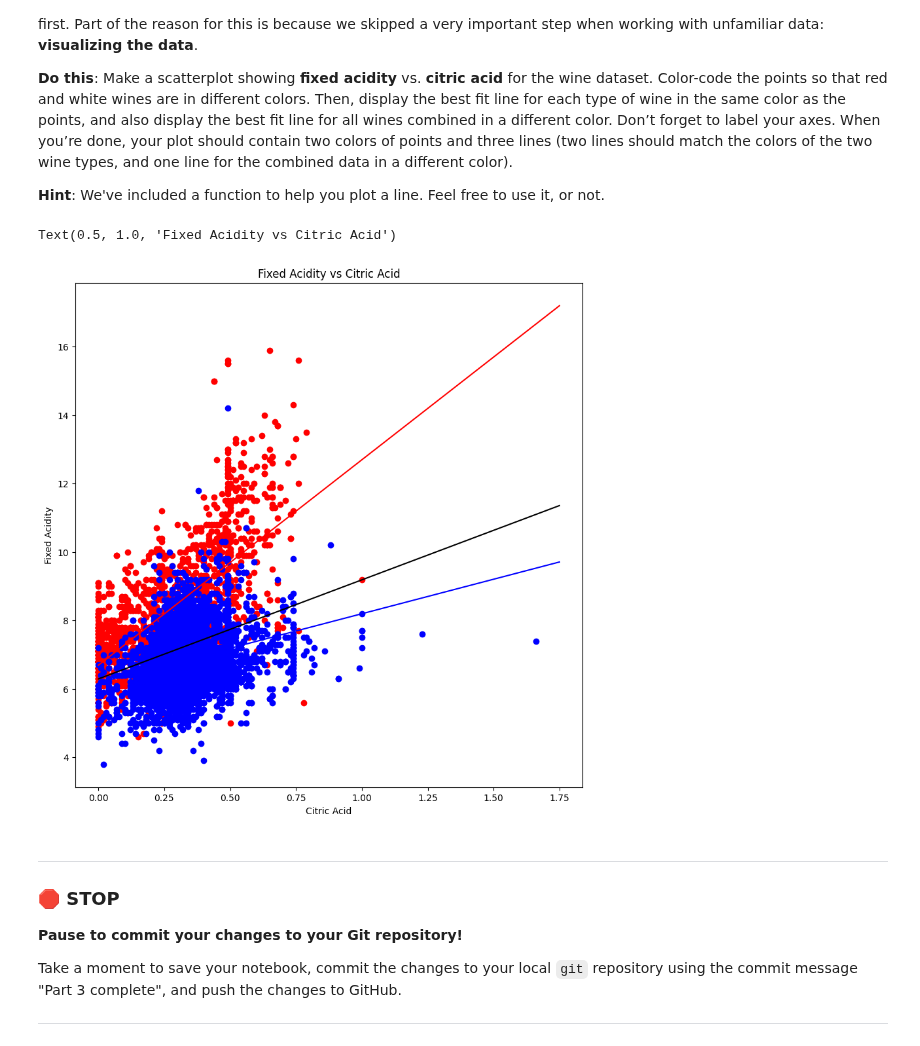
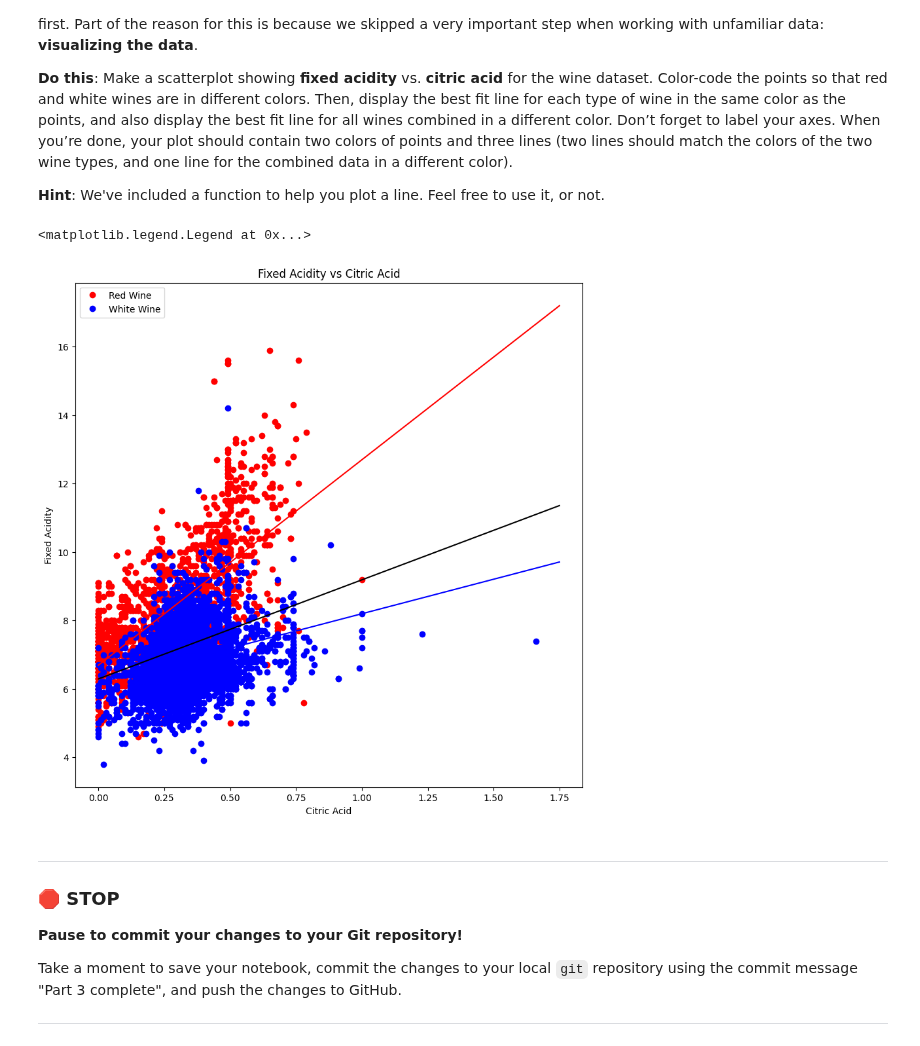
Before and after one commit to astrong100/CMSE202-f24-turnin, a Jupyter notebook: hw-03/HW-03_Regression-STUDENT.ipynb, the cells around one changed output. Drawn from its saved outputs; the diff is of its cells as text; code cells hidden in the pictures.

```diff
--- a/hw-03/HW-03_Regression-STUDENT.ipynb
+++ b/hw-03/HW-03_Regression-STUDENT.ipynb
@@ -236,11 +236,11 @@ Notes:
 &#9989; **Question 3.3.Red (2 points)**: Using the `OLS` method in `statsmodels`, perform a linear regression to predict the **fixed acidity** of red wine samples using **citric acid** as the predictor, and display the results summary.
 # %%
 # Put your code here
-y_ary = np.array(red['fixed acidity'])
-x_ary = np.array(red['citric acid'])
-x_ary = sm.add_constant(x_ary)
-model = sm.OLS(y_ary, x_ary)
-results_red = model.fit()
+y_red = np.array(red['fixed acidity'])
+x_red = np.array(red['citric acid'])
+x_red = sm.add_constant(x_red)
+model_red = sm.OLS(y_red, x_red)
+results_red = model_red.fit()
 print(results_red.summary())
 print(results_red.params)
 # %% [output]
@@ -265,11 +265,11 @@ Notes:
 &#9989; **Question 3.3.White (2 points)**: Using the `OLS` method in `statsmodels`, perform a linear regression to predict the **fixed acidity** of white wine samples using **citric acid** as the predictor, and display the results summary.
 # %%
 # Put your code here
-y_ary = np.array(white['fixed acidity'])
-x_ary = np.array(white['citric acid'])
-x_ary = sm.add_constant(x_ary)
-model = sm.OLS(y_ary, x_ary)
-results_white = model.fit()
+y_white = np.array(white['fixed acidity'])
+x_white = np.array(white['citric acid'])
+x_white = sm.add_constant(x_white)
+model_white = sm.OLS(y_white, x_white)
+results_white = model_white.fit()
 print(results_white.summary())
 print(results_white.params)
 # %% [output]
@@ -311,24 +311,25 @@ Notes:
 # %%
 # Put your code here
 #Blue is for white wine since being white tends to not show up well.
 import matplotlib.pyplot as plt
 import numpy as np
 def plot_line(slope, intercept, xmin, xmax, color):
     xline = np.array([xmin,xmax])
     yline = slope*xline+intercept
     plt.plot(xline,yline,color)
 fig, ax = plt.subplots(1,1, figsize = (10,10) )
-plt.plot(red['citric acid'], red['fixed acidity'], 'o', color = "red")
-plt.plot(white['citric acid'], white['fixed acidity'], 'o', color = "blue")
+plt.plot(red['citric acid'], red['fixed acidity'], 'o', color = "red", label = "Red Wine")
+plt.plot(white['citric acid'], white['fixed acidity'], 'o', color = "blue", label = "White Wine")
 plot_line(results_red.params[1], results_red.params[0], 0, 1.75, "red")
 plot_line(results_white.params[1], results_white.params[0], 0, 1.75, "blue")
 plot_line(results.params[1], results.params[0], 0, 1.75, "black")
 plt.xlabel("Citric Acid")
 plt.ylabel("Fixed Acidity")
 plt.title("Fixed Acidity vs Citric Acid")
+plt.legend()
 # %% [output]
-Text(0.5, 1.0, 'Fixed Acidity vs Citric Acid')
+<matplotlib.legend.Legend at 0x...>
-[figure, old version]
+[figure, new version]
 # %% [markdown]
 ---
 ### &#128721; STOP
```
Also changed, not shown: parts of 22 cells of this notebook, 1 other file.
